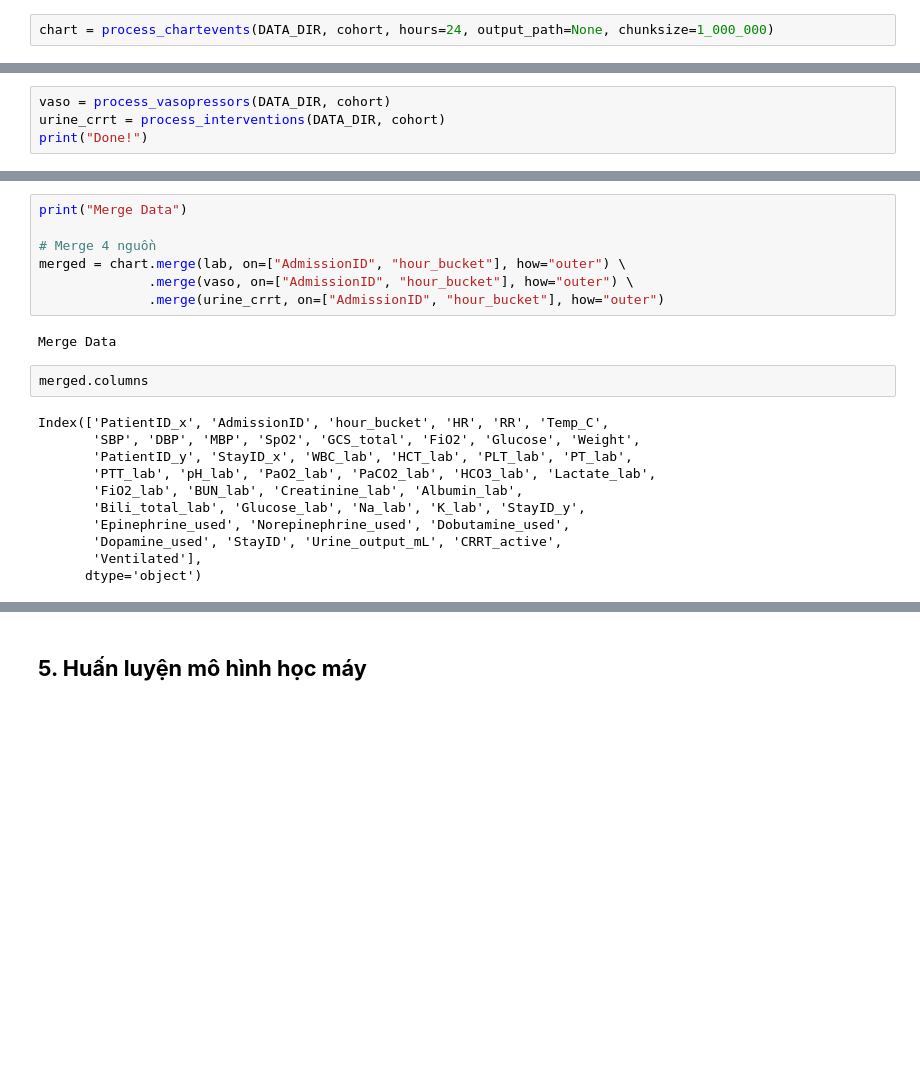
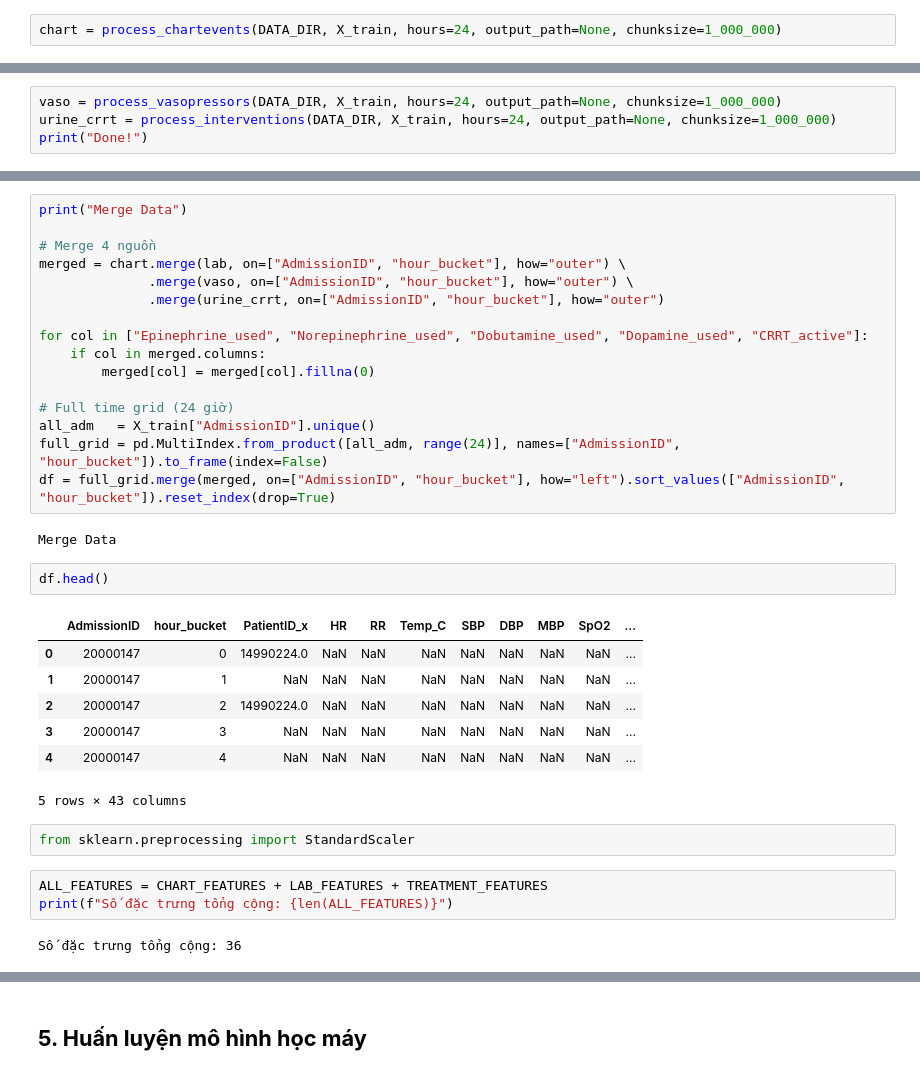
Before and after one commit to TienNguyen0712/hybrid-llm-tabular-pipeline-for-icu-mortality-prediction, a Jupyter notebook: notebooks/predict_mortality_using_mimic_iv_baseline_1.ipynb, the cells around one changed output, grey strips where cells are left out. Drawn from its saved outputs; the diff is of its cells as text; blank space fills up the shorter version.

```diff
--- a/notebooks/predict_mortality_using_mimic_iv_baseline_1.ipynb
+++ b/notebooks/predict_mortality_using_mimic_iv_baseline_1.ipynb
@@ -676,7 +655,7 @@ def process_chartevents(data_dir, cohort, hours=24, output_path=None, chunksize=
         if os.path.exists(temp_dir):
             shutil.rmtree(temp_dir)
 # %%
-chart = process_chartevents(DATA_DIR, cohort, hours=24, output_path=None, chunksize=1_000_000)
+chart = process_chartevents(DATA_DIR, X_train, hours=24, output_path=None, chunksize=1_000_000)
 # %% [output]
 Đang xử lý chartevents (Parquet) theo chunk (chunksize=1000000)...
 # %%
@@ -1085,8 +1064,8 @@ def process_interventions(data_dir, cohort, hours=24, output_path=None, chunksiz
             if os.path.exists(d):
                 shutil.rmtree(d)
 # %%
-vaso = process_vasopressors(DATA_DIR, cohort)
-urine_crrt = process_interventions(DATA_DIR, cohort)
+vaso = process_vasopressors(DATA_DIR, X_train, hours=24, output_path=None, chunksize=1_000_000)
+urine_crrt = process_interventions(DATA_DIR, X_train, hours=24, output_path=None, chunksize=1_000_000)
 print("Done!")
 # %% [output]
 Xử lý Vasopressors (Parquet) theo chunk (chunksize=1000000)...
@@ -1103,18 +1082,31 @@ print("Merge Data")
 merged = chart.merge(lab, on=["AdmissionID", "hour_bucket"], how="outer") \
               .merge(vaso, on=["AdmissionID", "hour_bucket"], how="outer") \
               .merge(urine_crrt, on=["AdmissionID", "hour_bucket"], how="outer")
+
+for col in ["Epinephrine_used", "Norepinephrine_used", "Dobutamine_used", "Dopamine_used", "CRRT_active"]:
+    if col in merged.columns:
+        merged[col] = merged[col].fillna(0)
+
+# Full time grid (24 giờ)
+all_adm   = X_train["AdmissionID"].unique()
+full_grid = pd.MultiIndex.from_product([all_adm, range(24)], names=["AdmissionID", "hour_bucket"]).to_frame(index=False)
+df = full_grid.merge(merged, on=["AdmissionID", "hour_bucket"], how="left").sort_values(["AdmissionID", "hour_bucket"]).reset_index(drop=True)
 # %% [output]
 Merge Data
-# %%
-merged.columns
-# %% [output]
-Index(['PatientID_x', 'AdmissionID', 'hour_bucket', 'HR', 'RR', 'Temp_C',
-       'SBP', 'DBP', 'MBP', 'SpO2', 'GCS_total', 'FiO2', 'Glucose', 'Weight',
-       'PatientID_y', 'StayID_x', 'WBC_lab', 'HCT_lab', 'PLT_lab', 'PT_lab',
-       'PTT_lab', 'pH_lab', 'PaO2_lab', 'PaCO2_lab', 'HCO3_lab', 'Lactate_lab',
-       'FiO2_lab', 'BUN_lab', 'Creatinine_lab', 'Albumin_lab',
-       'Bili_total_lab', 'Glucose_lab', 'Na_lab', 'K_lab', 'StayID_y',
-       'Epinephrine_used', 'Norepinephrine_used', 'Dobutamine_used',
-       'Dopamine_used', 'StayID', 'Urine_output_mL', 'CRRT_active',
-       'Ventilated'],
-      dtype='object')
+# %%
+df.head()
+# %% [output]
+|  | AdmissionID | hour_bucket | PatientID_x | HR | RR | Temp_C | SBP | DBP | MBP | SpO2 | ... |
+| 0 | 20000147 | 0 | 14990224.0 | NaN | NaN | NaN | NaN | NaN | NaN | NaN | ... |
+| 1 | 20000147 | 1 | NaN | NaN | NaN | NaN | NaN | NaN | NaN | NaN | ... |
+| 2 | 20000147 | 2 | 14990224.0 | NaN | NaN | NaN | NaN | NaN | NaN | NaN | ... |
+| 3 | 20000147 | 3 | NaN | NaN | NaN | NaN | NaN | NaN | NaN | NaN | ... |
+| 4 | 20000147 | 4 | NaN | NaN | NaN | NaN | NaN | NaN | NaN | NaN | ... |
+5 rows × 43 columns
+# %%
+from sklearn.preprocessing import StandardScaler
+# %%
+ALL_FEATURES = CHART_FEATURES + LAB_FEATURES + TREATMENT_FEATURES
+print(f"Số đặc trưng tổng cộng: {len(ALL_FEATURES)}")
+# %% [output]
+Số đặc trưng tổng cộng: 36
```
Also changed, not shown: parts of 8 cells of this notebook.
